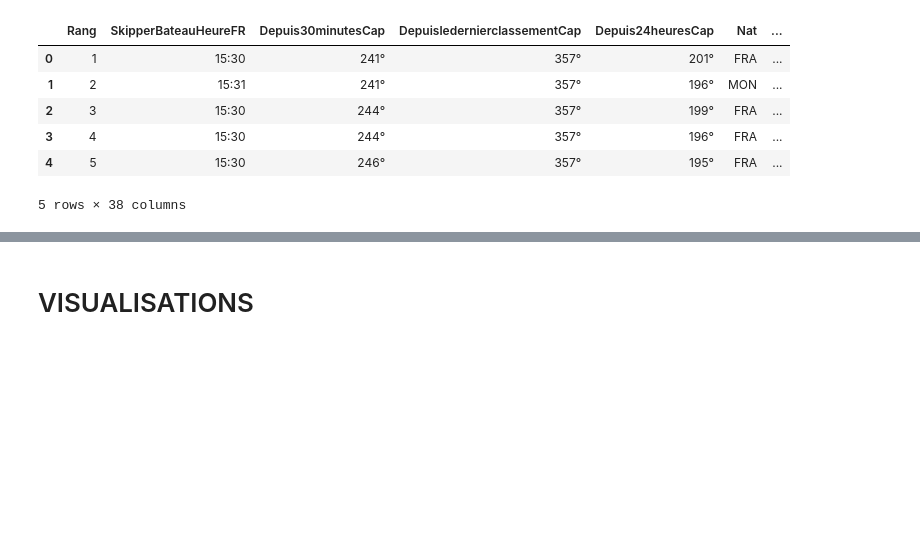
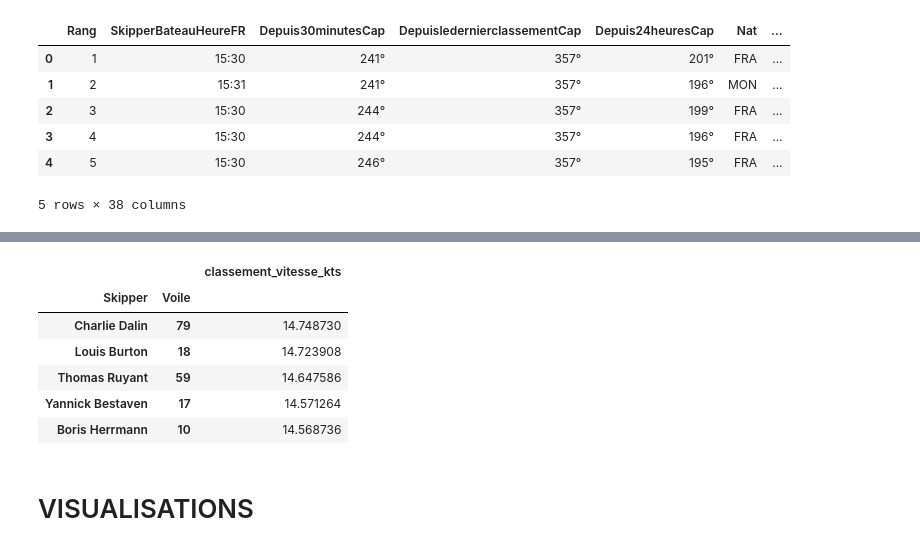
Before and after one commit to Kit-Data-Science-Telecom-2021-2022/KitBD_PSamir, a Jupyter notebook: Projet/projet.ipynb, the cells around one changed output, grey strips where cells are left out. Cells and saved outputs as stored; diff of their text form; code cells hidden in the pictures; blank space fills up the shorter version.

```diff
--- a/Projet/projet.ipynb
+++ b/Projet/projet.ipynb
@@ -197,3 +241,13 @@ df_merged.head()
+# %%
+df_merged.groupby(["Skipper","Voile"])["classement_vitesse_kts"].mean().sort_values(ascending=False).to_frame().head()
+# %% [output]
+|  |  | classement_vitesse_kts |
+| Skipper | Voile |  |
+| Charlie Dalin | 79 | 14.748730 |
+| Louis Burton | 18 | 14.723908 |
+| Thomas Ruyant | 59 | 14.647586 |
+| Yannick Bestaven | 17 | 14.571264 |
+| Boris Herrmann | 10 | 14.568736 |
 # %% [markdown]
 # VISUALISATIONS
 # %%
```
Also changed, not shown: parts of 9 cells of this notebook, 8 other files.
